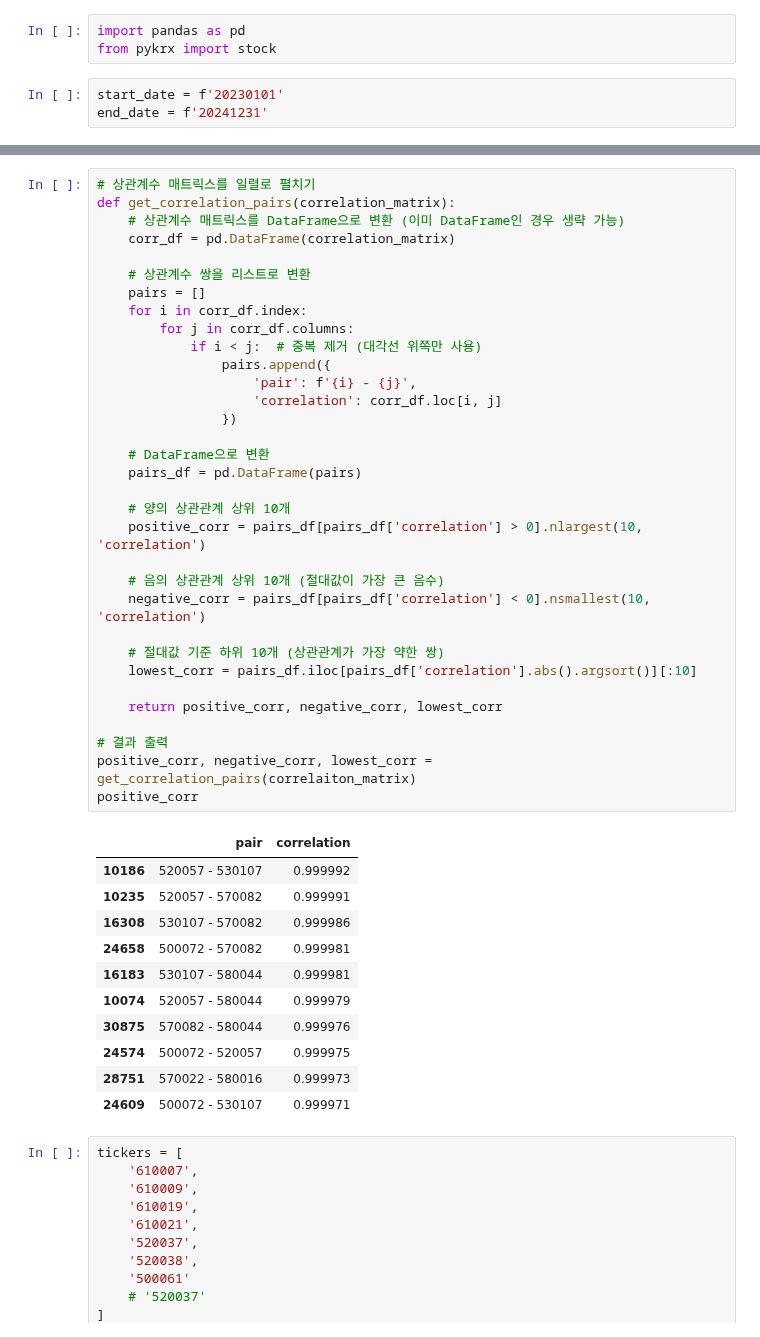
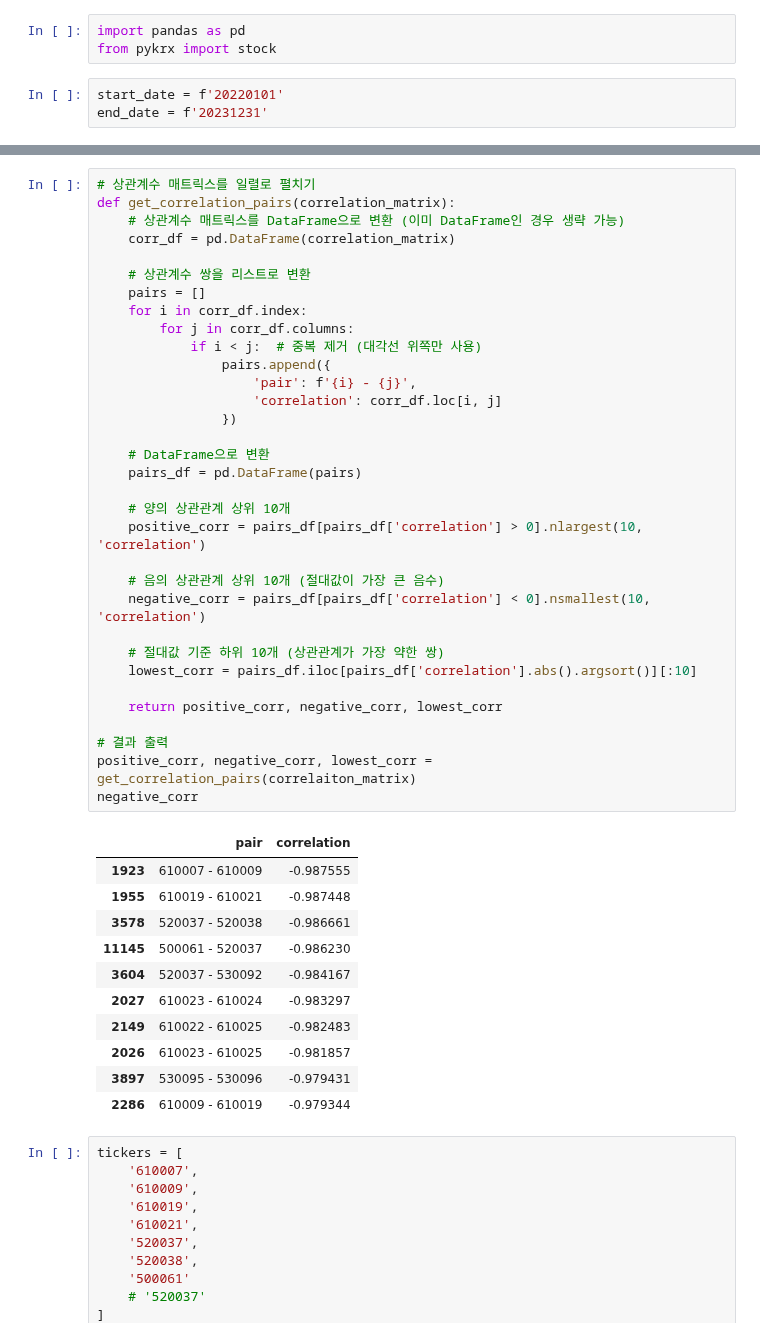
Before and after one commit to Huey-fitpet/study_pandas, a Jupyter notebook: quests/Portfolios.ipynb, the cells around one changed output, grey strips where cells are left out. Cells and saved outputs as stored; diff of their text form.

```diff
--- a/quests/Portfolios.ipynb
+++ b/quests/Portfolios.ipynb
@@ -12,8 +12,8 @@
 import pandas as pd
 from pykrx import stock
 # %%
-start_date = f'20230101'
-end_date = f'20241231'
+start_date = f'20220101'
+end_date = f'20231231'
 # %%
 symbols = stock.get_etn_ticker_list(start_date)
 # for ticker in tickers:
@@ -54,44 +54,44 @@ def get_correlation_pairs(correlation_matrix):
     corr_df = pd.DataFrame(correlation_matrix)
 
     # 상관계수 쌍을 리스트로 변환
     pairs = []
     for i in corr_df.index:
         for j in corr_df.columns:
             if i < j:  # 중복 제거 (대각선 위쪽만 사용)
                 pairs.append({
                     'pair': f'{i} - {j}',
                     'correlation': corr_df.loc[i, j]
                 })
 
     # DataFrame으로 변환
     pairs_df = pd.DataFrame(pairs)
 
     # 양의 상관관계 상위 10개
     positive_corr = pairs_df[pairs_df['correlation'] > 0].nlargest(10, 'correlation')
 
     # 음의 상관관계 상위 10개 (절대값이 가장 큰 음수)
     negative_corr = pairs_df[pairs_df['correlation'] < 0].nsmallest(10, 'correlation')
 
     # 절대값 기준 하위 10개 (상관관계가 가장 약한 쌍)
     lowest_corr = pairs_df.iloc[pairs_df['correlation'].abs().argsort()][:10]
 
     return positive_corr, negative_corr, lowest_corr
 
 # 결과 출력
 positive_corr, negative_corr, lowest_corr = get_correlation_pairs(correlaiton_matrix)
-positive_corr
+negative_corr
 # %% [output]
 |  | pair | correlation |
-| 10186 | 520057 - 530107 | 0.999992 |
-| 10235 | 520057 - 570082 | 0.999991 |
-| 16308 | 530107 - 570082 | 0.999986 |
-| 24658 | 500072 - 570082 | 0.999981 |
-| 16183 | 530107 - 580044 | 0.999981 |
-| 10074 | 520057 - 580044 | 0.999979 |
-| 30875 | 570082 - 580044 | 0.999976 |
-| 24574 | 500072 - 520057 | 0.999975 |
-| 28751 | 570022 - 580016 | 0.999973 |
-| 24609 | 500072 - 530107 | 0.999971 |
+| 1923 | 610007 - 610009 | -0.987555 |
+| 1955 | 610019 - 610021 | -0.987448 |
+| 3578 | 520037 - 520038 | -0.986661 |
+| 11145 | 500061 - 520037 | -0.986230 |
+| 3604 | 520037 - 530092 | -0.984167 |
+| 2027 | 610023 - 610024 | -0.983297 |
+| 2149 | 610022 - 610025 | -0.982483 |
+| 2026 | 610023 - 610025 | -0.981857 |
+| 3897 | 530095 - 530096 | -0.979431 |
+| 2286 | 610009 - 610019 | -0.979344 |
 # %%
 tickers = [
     '610007',
```
Also changed, not shown: parts of 10 cells of this notebook.
